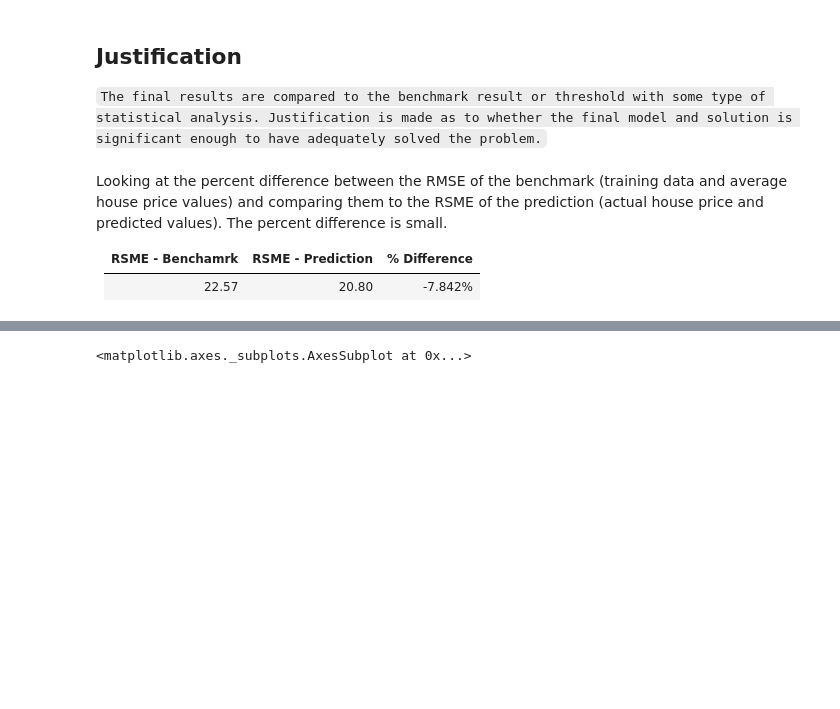
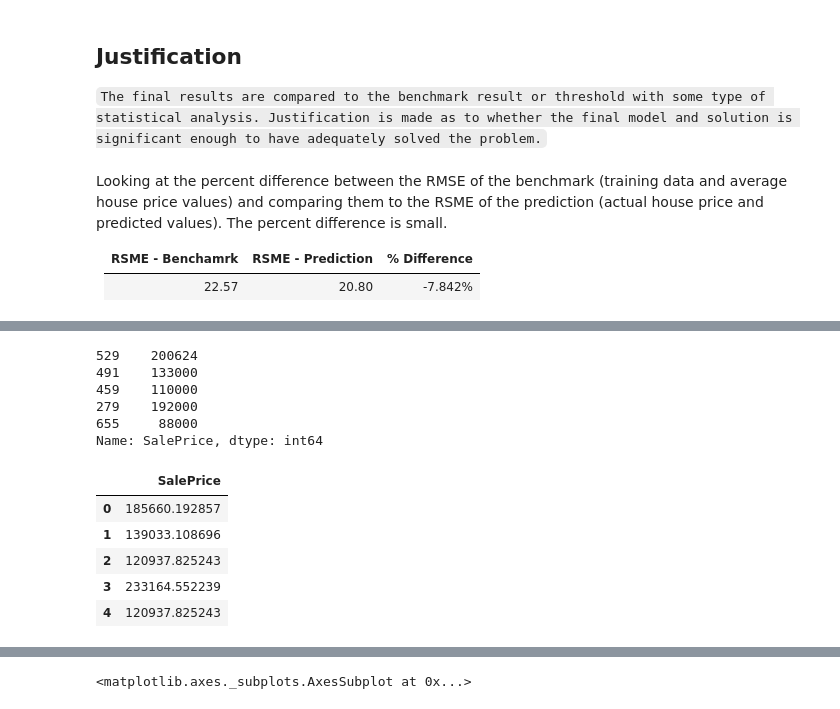
Before and after one commit to davinbuczek/ames_housing_advanced, a Jupyter notebook: ames_housing.ipynb, the cells around one changed output, grey strips where cells are left out. Cells and saved outputs as stored; diff of their text form; code cells hidden in the pictures; blank space fills up the shorter version.

```diff
--- a/ames_housing.ipynb
+++ b/ames_housing.ipynb
@@ -374,0 +398,20 @@ Looking at the percent difference between the RMSE of the benchmark (training da
+# %%
+# Generates table of the first 5 data points in the given dataframe in this case the actual house price
+y_test.head()
+# %% [output]
+529    200624
+491    133000
+459    110000
+279    192000
+655     88000
+Name: SalePrice, dtype: int64
+# %%
+# Generate table of the first 5 data points in the given dataframe in this cae the model predicted house price
+y_predict.head()
+# %% [output]
+|  | SalePrice |
+| 0 | 185660.192857 |
+| 1 | 139033.108696 |
+| 2 | 120937.825243 |
+| 3 | 233164.552239 |
+| 4 | 120937.825243 |
```
Also changed, not shown: parts of 16 cells of this notebook, 1 other file.
